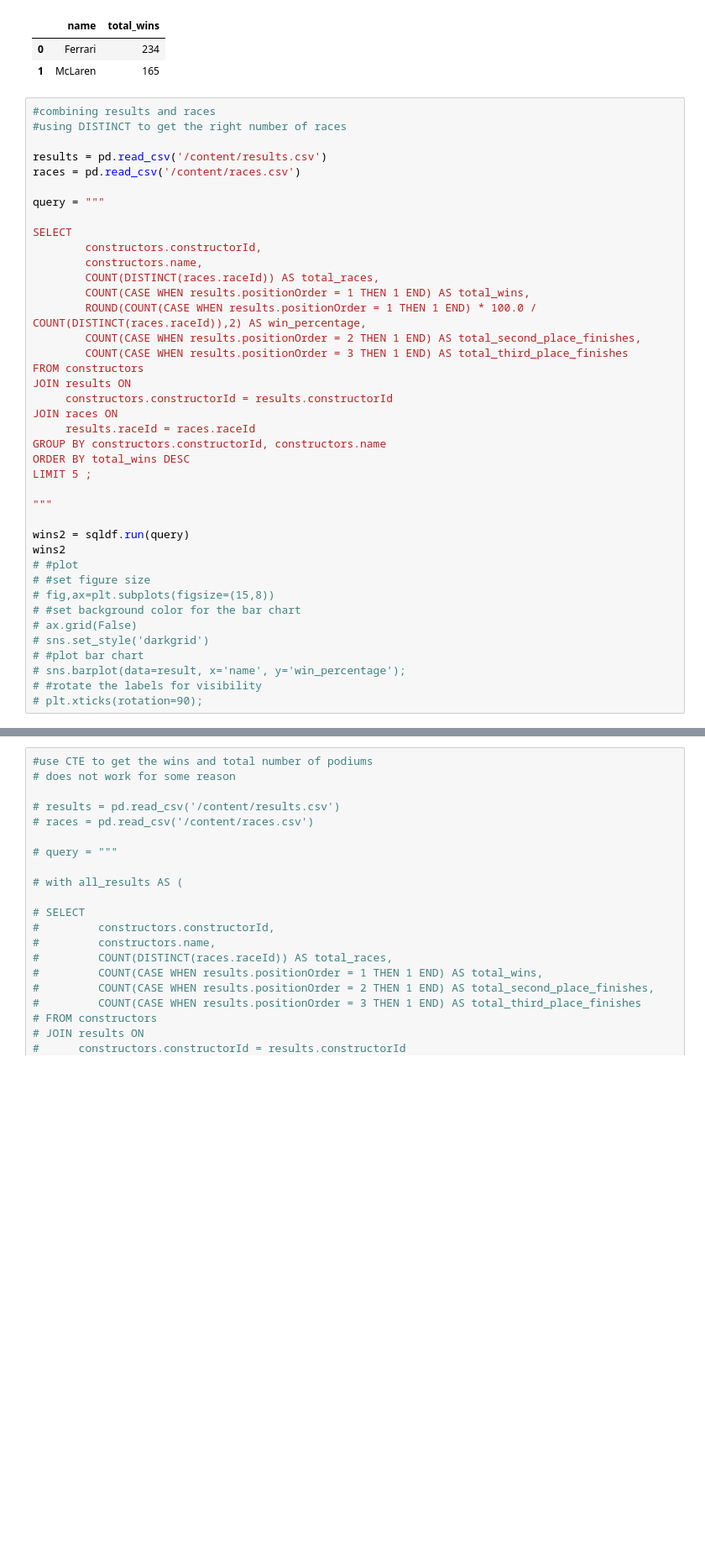
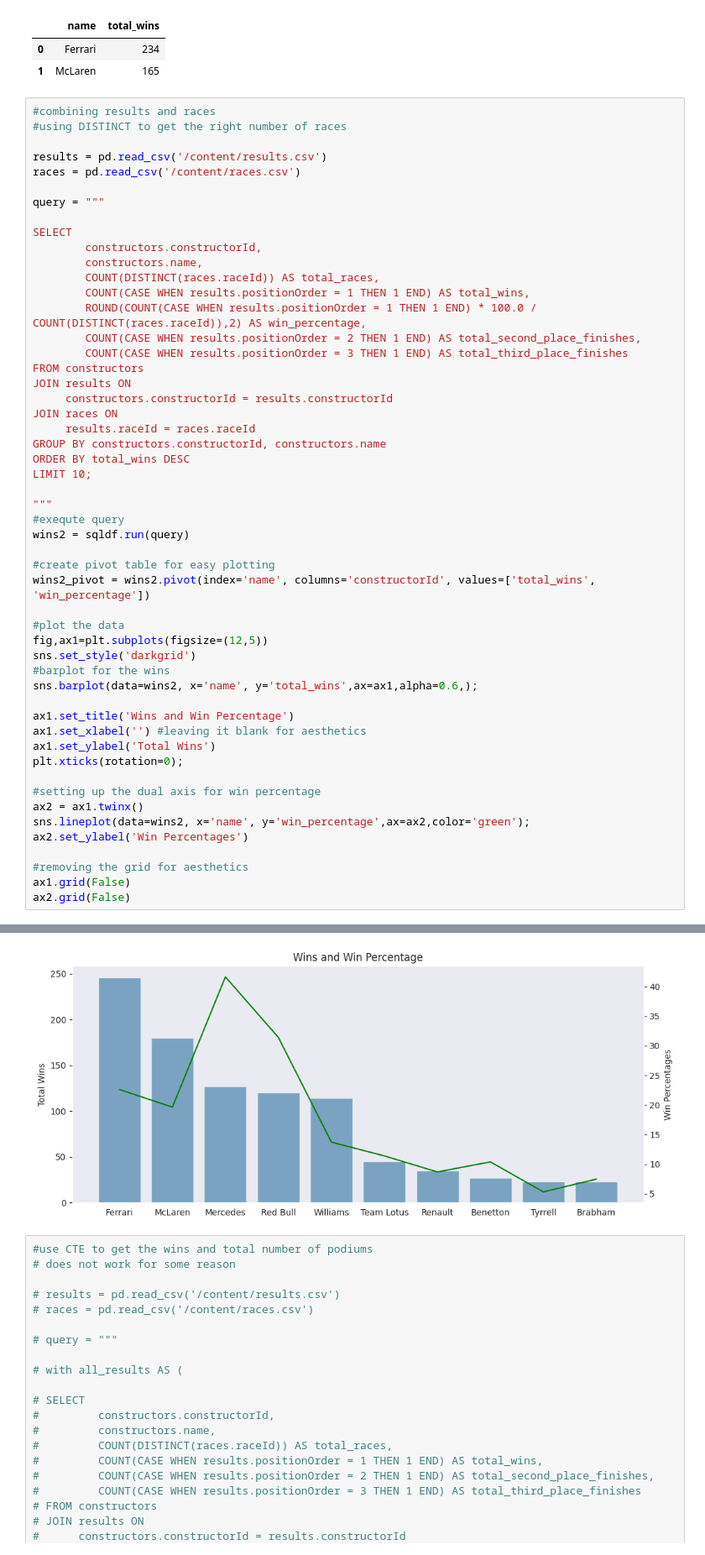
Before and after one commit to rahulakrish/formula_1, a Jupyter notebook: notebook.ipynb, the cells around one changed output, grey strips where cells are left out. Shown: that part at 84% size. Cells and saved outputs as stored; diff of their text form; blank space fills up the shorter version.

```diff
--- a/notebook.ipynb
+++ b/notebook.ipynb
@@ -156,20 +157,32 @@ JOIN races ON
      results.raceId = races.raceId
 GROUP BY constructors.constructorId, constructors.name
 ORDER BY total_wins DESC
-LIMIT 5 ;
+LIMIT 10;
 
 """
+#exequte query
+wins2 = sqldf.run(query)
 
-wins2 = sqldf.run(query)
-wins2
-# #plot
-# #set figure size
-# fig,ax=plt.subplots(figsize=(15,8))
-# #set background color for the bar chart
-# ax.grid(False)
-# sns.set_style('darkgrid')
-# #plot bar chart
-# sns.barplot(data=result, x='name', y='win_percentage');
-# #rotate the labels for visibility
-# plt.xticks(rotation=90);
+#create pivot table for easy plotting
+wins2_pivot = wins2.pivot(index='name', columns='constructorId', values=['total_wins', 'win_percentage'])
+
+#plot the data
+fig,ax1=plt.subplots(figsize=(12,5))
+sns.set_style('darkgrid')
+#barplot for the wins
+sns.barplot(data=wins2, x='name', y='total_wins',ax=ax1,alpha=0.6,);
+
+ax1.set_title('Wins and Win Percentage')
+ax1.set_xlabel('') #leaving it blank for aesthetics
+ax1.set_ylabel('Total Wins')
+plt.xticks(rotation=0);
+
+#setting up the dual axis for win percentage
+ax2 = ax1.twinx()
+sns.lineplot(data=wins2, x='name', y='win_percentage',ax=ax2,color='green');
+ax2.set_ylabel('Win Percentages')
+
+#removing the grid for aesthetics
+ax1.grid(False)
+ax2.grid(False)
 # %% [output]
@@ -177,3 +189,4 @@ NameError: name 'pd' is not defined
+[figure, added]
 # %%
 #use CTE to get the wins and total number of podiums
 # does not work for some reason
```
Also changed, not shown: parts of 7 cells of this notebook.
